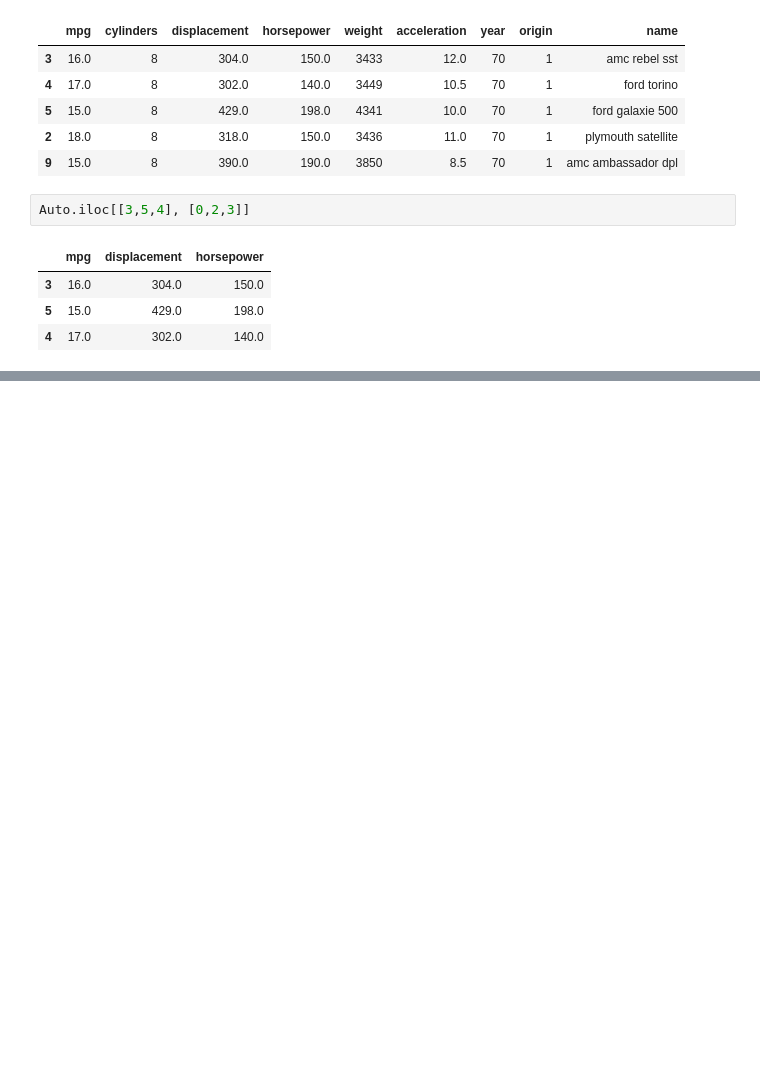
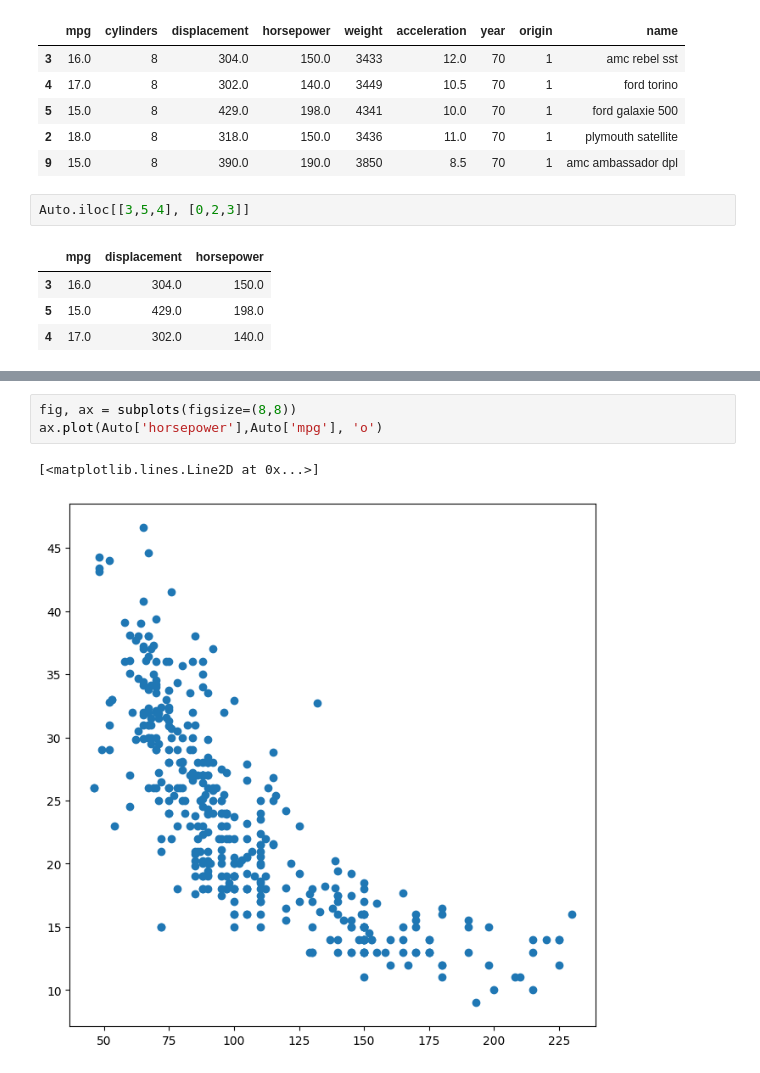
Before and after one commit to aryanshygun/ISP, a Jupyter notebook: chapter2/ISL_chapter2.ipynb, the cells around one changed output, grey strips where cells are left out. Cells and saved outputs as stored; diff of their text form; blank space fills up the shorter version.

```diff
--- a/chapter2/ISL_chapter2.ipynb
+++ b/chapter2/ISL_chapter2.ipynb
@@ -560,0 +592,6 @@ Auto.iloc[[3,5,4], [0,2,3]]
+# %%
+fig, ax = subplots(figsize=(8,8))
+ax.plot(Auto['horsepower'],Auto['mpg'], 'o')
+# %% [output]
+[<matplotlib.lines.Line2D at 0x...>]
+[figure, added]
```
Also changed, not shown: parts of 13 cells of this notebook.
